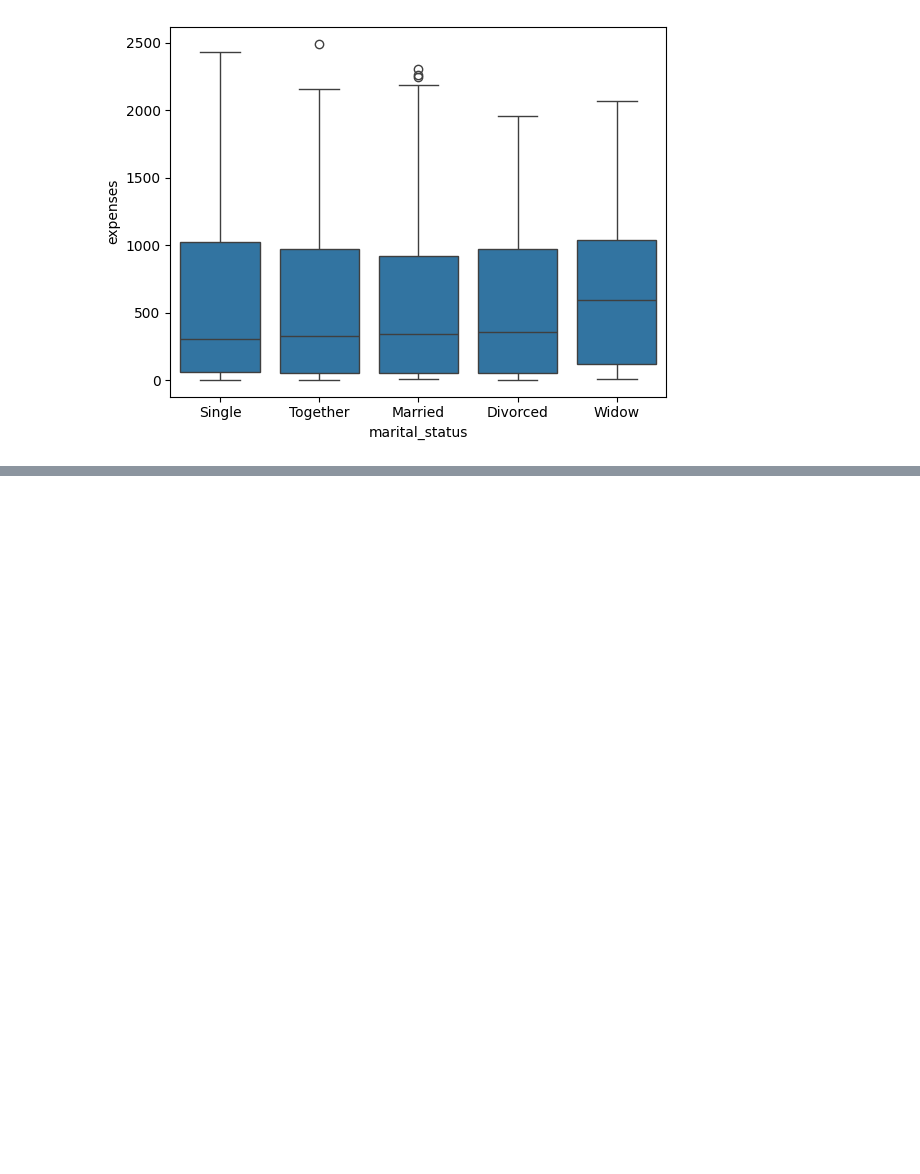
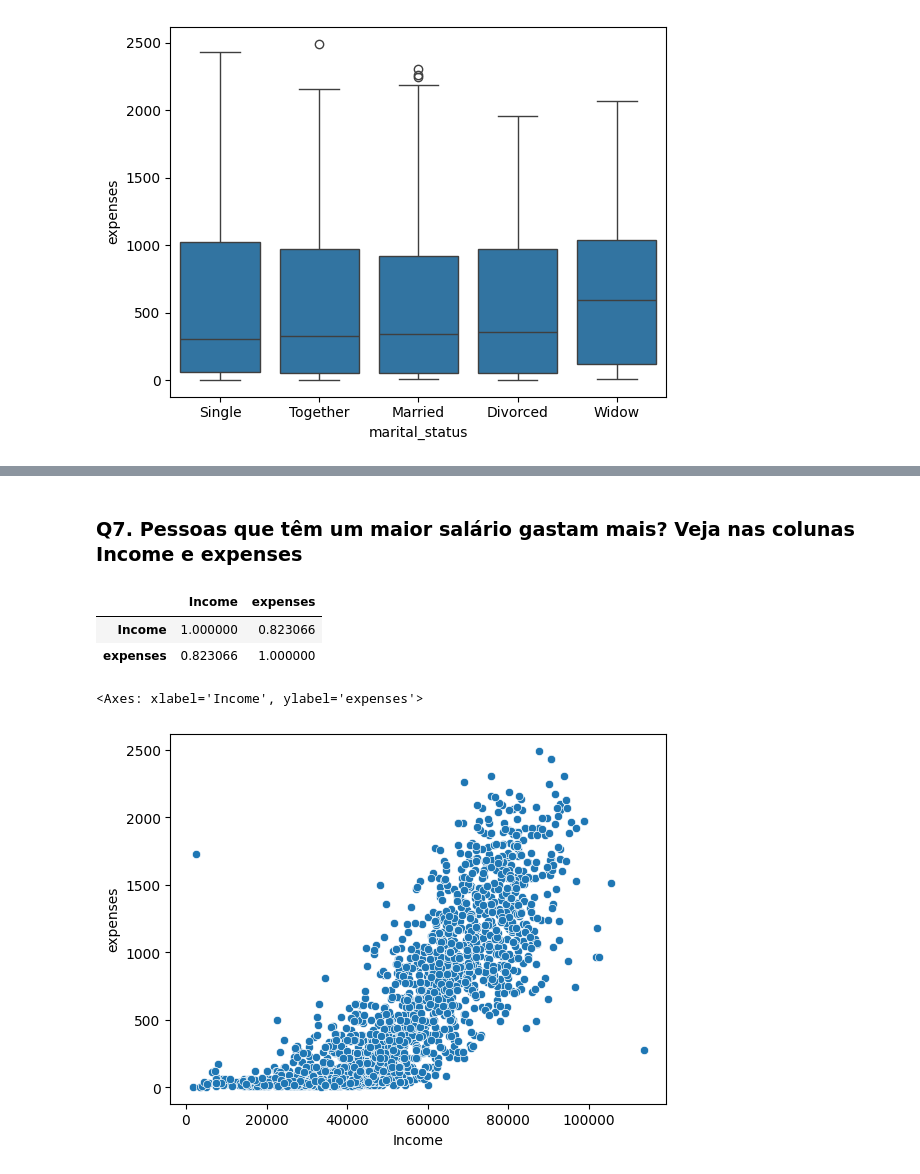
Before and after one commit to namarats/Data_Analysis, a Jupyter notebook: desafioifood1_EBA.ipynb, the cells around one changed output, grey strips where cells are left out. Drawn from its saved outputs; the diff is of its cells as text; code cells hidden in the pictures; blank space fills up the shorter version.

```diff
--- a/desafioifood1_EBA.ipynb
+++ b/desafioifood1_EBA.ipynb
@@ -361,0 +443,13 @@ TtestResult(statistic=np.float64(0.004703857969356907), pvalue=np.float64(0.9962
+# %% [markdown]
+### Q7. Pessoas que têm um maior salário gastam mais? Veja nas colunas Income e expenses
+# %%
+df[['Income', 'expenses']].corr()
+# %% [output]
+|  | Income | expenses |
+| Income | 1.000000 | 0.823066 |
+| expenses | 0.823066 | 1.000000 |
+# %%
+sns.scatterplot(data=df, x="Income", y="expenses")
+# %% [output]
+<Axes: xlabel='Income', ylabel='expenses'>
+[figure, added]
```
Also changed, not shown: parts of 45 cells of this notebook.
